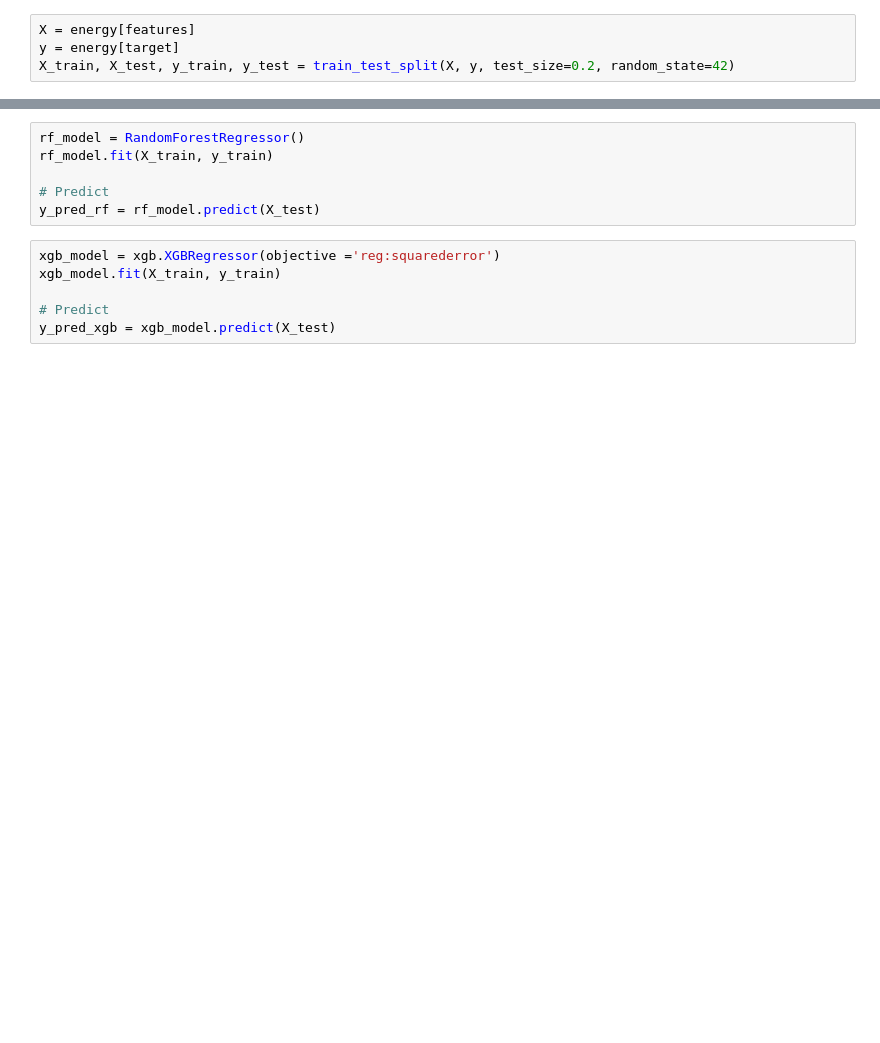
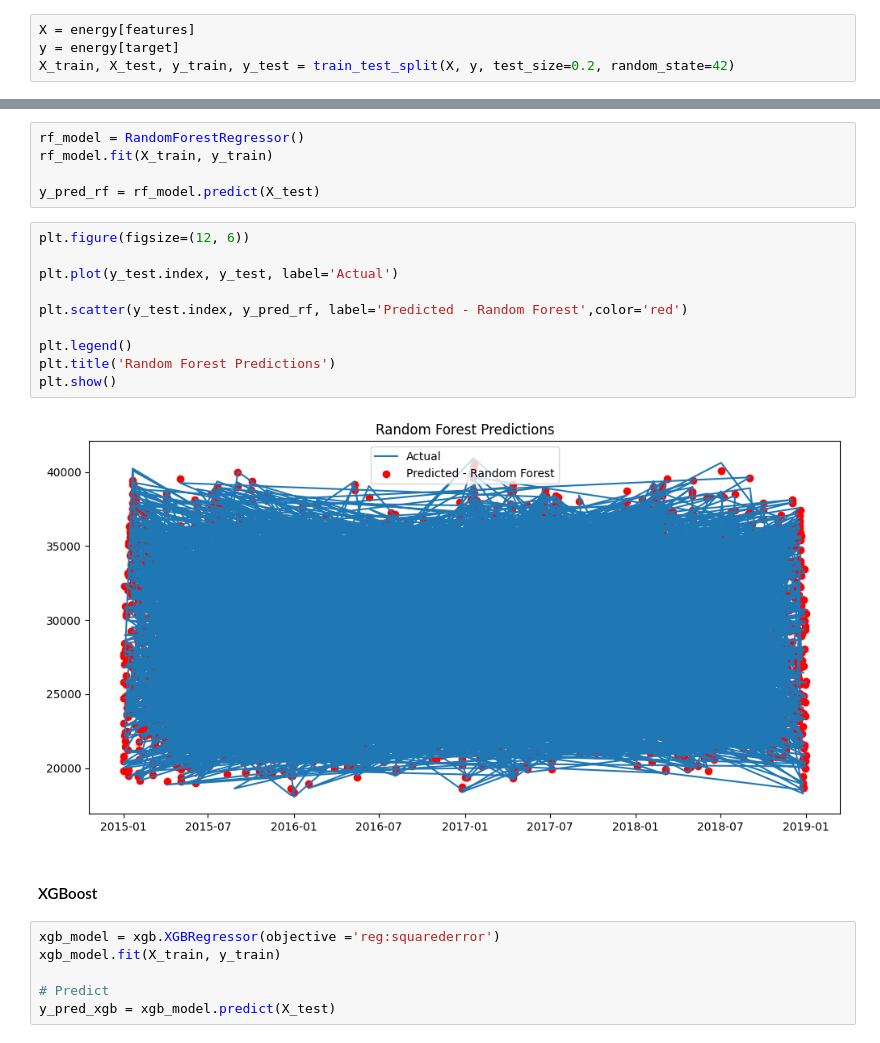
Before and after one commit to avianage/Renewable-Energy-Demand-Forcasting, a Jupyter notebook: main.ipynb, the cells around one changed output, grey strips where cells are left out. Drawn from its saved outputs; the diff is of its cells as text; blank space fills up the shorter version.

```diff
--- a/main.ipynb
+++ b/main.ipynb
@@ -146,8 +165,21 @@ X_train, X_test, y_train, y_test = train_test_split(X, y, test_size=0.2, random_
 rf_model = RandomForestRegressor()
 rf_model.fit(X_train, y_train)
 
-# Predict
 y_pred_rf = rf_model.predict(X_test)
+# %%
+plt.figure(figsize=(12, 6))
+
+plt.plot(y_test.index, y_test, label='Actual')
+
+plt.scatter(y_test.index, y_pred_rf, label='Predicted - Random Forest',color='red')
+
+plt.legend()
+plt.title('Random Forest Predictions')
+plt.show()
+# %% [output]
+[figure, added]
+# %% [markdown]
+#### XGBoost
 # %%
 xgb_model = xgb.XGBRegressor(objective ='reg:squarederror')
 xgb_model.fit(X_train, y_train)
```
Also changed, not shown: parts of 30 cells of this notebook.
